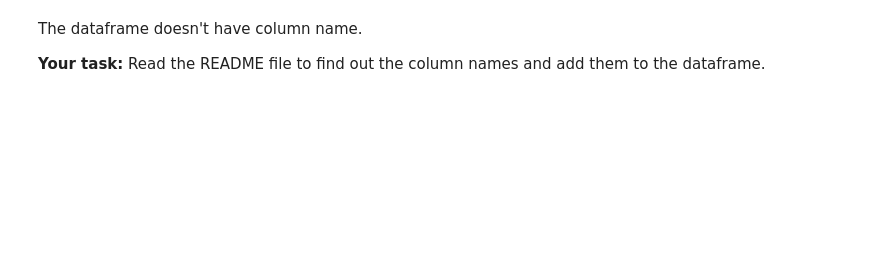
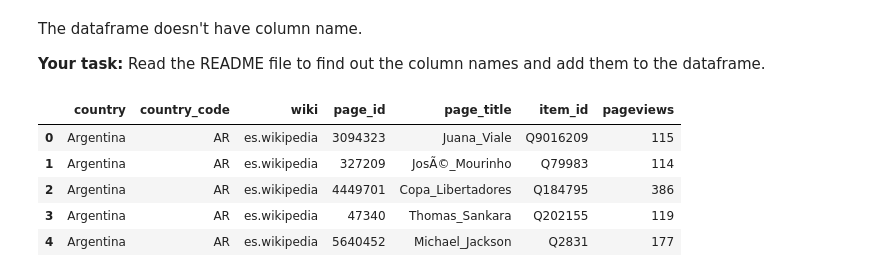
Before and after one commit to Anisa-rodriguez05/week5-wed, a Jupyter notebook: week5-wed-notebook.ipynb, the cells around one changed output. Cells and saved outputs as stored; diff of their text form; code cells hidden in the pictures; blank space fills up the shorter version.

```diff
--- a/week5-wed-notebook.ipynb
+++ b/week5-wed-notebook.ipynb
@@ -278,3 +288,16 @@ df.head()
 The dataframe doesn't have column name.
 
 **Your task:** Read the README file to find out the column names and add them to the dataframe.
+# %%
+columns=["country", "country_code", "wiki",
+         "page_id", "page_title", "item_id", "pageviews"]
+
+df = pd.read_csv(io.StringIO(response.text), sep='\t', names=columns, header=0)
+df.head()
+# %% [output]
+|  | country | country_code | wiki | page_id | page_title | item_id | pageviews |
+| 0 | Argentina | AR | es.wikipedia | 3094323 | Juana_Viale | Q9016209 | 115 |
+| 1 | Argentina | AR | es.wikipedia | 327209 | JosÃ©_Mourinho | Q79983 | 114 |
+| 2 | Argentina | AR | es.wikipedia | 4449701 | Copa_Libertadores | Q184795 | 386 |
+| 3 | Argentina | AR | es.wikipedia | 47340 | Thomas_Sankara | Q202155 | 119 |
+| 4 | Argentina | AR | es.wikipedia | 5640452 | Michael_Jackson | Q2831 | 177 |
```
Also changed, not shown: parts of 2 cells of this notebook.
